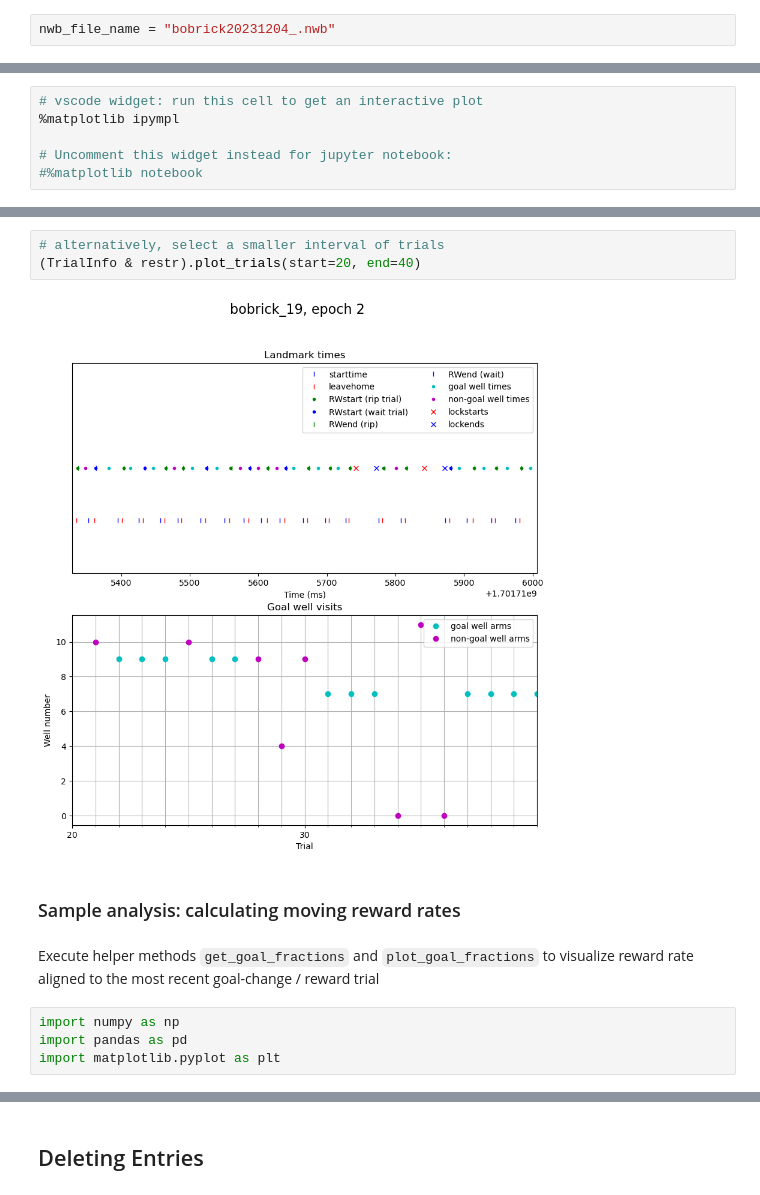
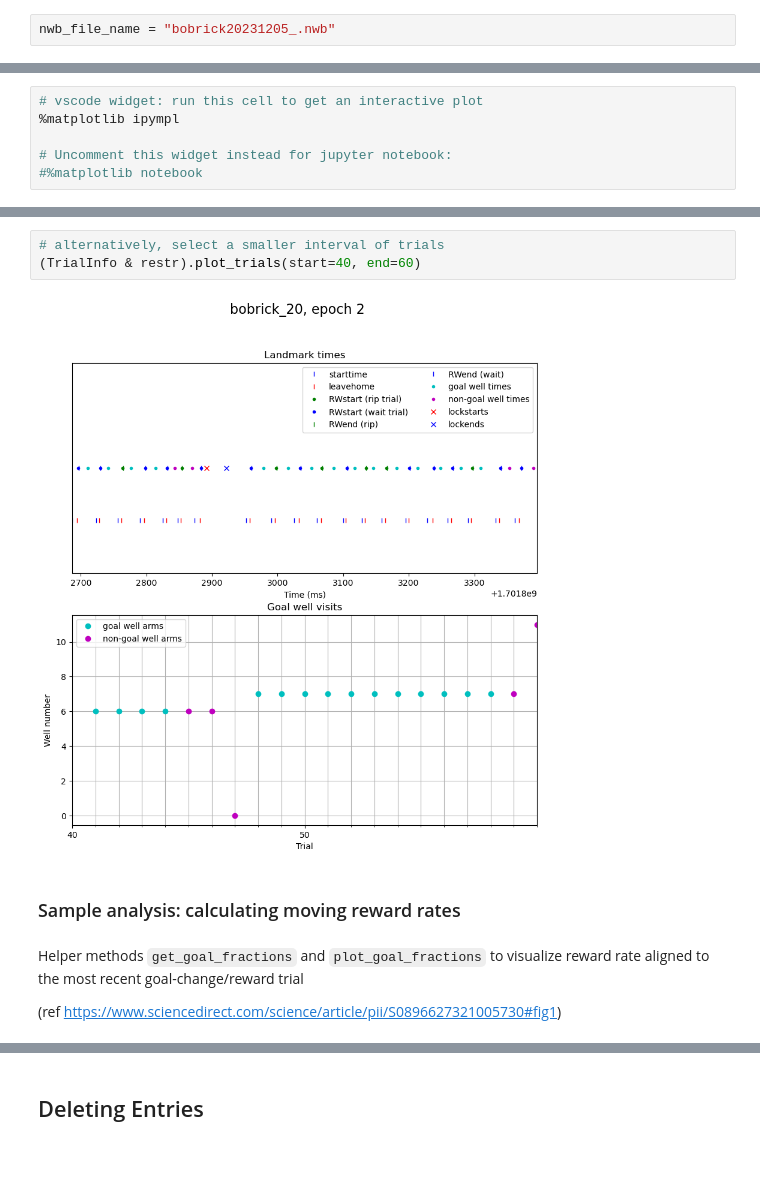
Before and after one commit to gillespielab/gl_spyglass, a Jupyter notebook: notebooks/TrialInfo.ipynb, the cells around one changed output, grey strips where cells are left out. Cells and saved outputs as stored; diff of their text form; blank space fills up the shorter version.

```diff
--- a/notebooks/TrialInfo.ipynb
+++ b/notebooks/TrialInfo.ipynb
@@ -43,5 +64,5 @@ Alternatively, we can populate using all entries in the StateScriptFile table. H
 # %%
-nwb_file_name = "bobrick20231204_.nwb"
+nwb_file_name = "bobrick20231205_.nwb"
 # %%
 TrialInfo.populate(StateScriptFile & {'nwb_file_name' : nwb_file_name})
 # %% [output]
@@ -112,13 +119,11 @@ df
 # %%
 # alternatively, select a smaller interval of trials
-(TrialInfo & restr).plot_trials(start=20, end=40)
+(TrialInfo & restr).plot_trials(start=40, end=60)
 # %% [output]
-[figure, old version]
+[figure, new version]
 # %% [markdown]
 ### Sample analysis: calculating moving reward rates
 # %% [markdown]
-Execute helper methods `get_goal_fractions` and `plot_goal_fractions` to visualize reward rate aligned to the most recent goal-change / reward trial
+Helper methods `get_goal_fractions` and `plot_goal_fractions` to visualize reward rate aligned to the most recent goal-change/reward trial
+
+(ref https://www.sciencedirect.com/science/article/pii/S0896627321005730#fig1)
-# %%
-import numpy as np
-import pandas as pd
-import matplotlib.pyplot as plt
```
Also changed, not shown: parts of 15 cells of this notebook, 1 other file.
